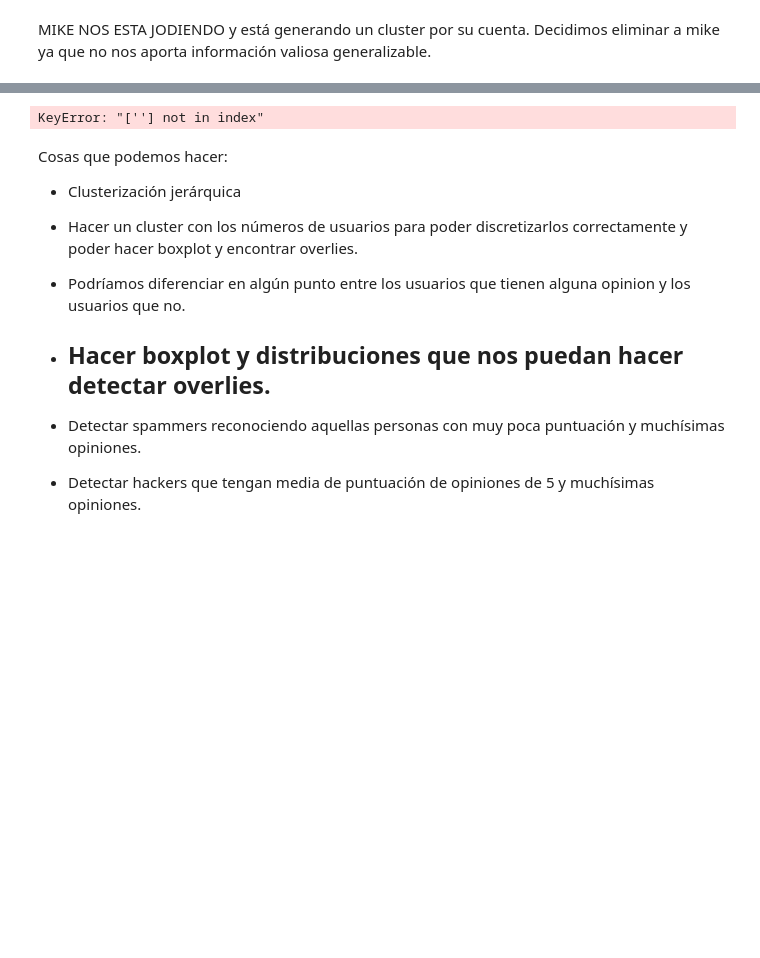
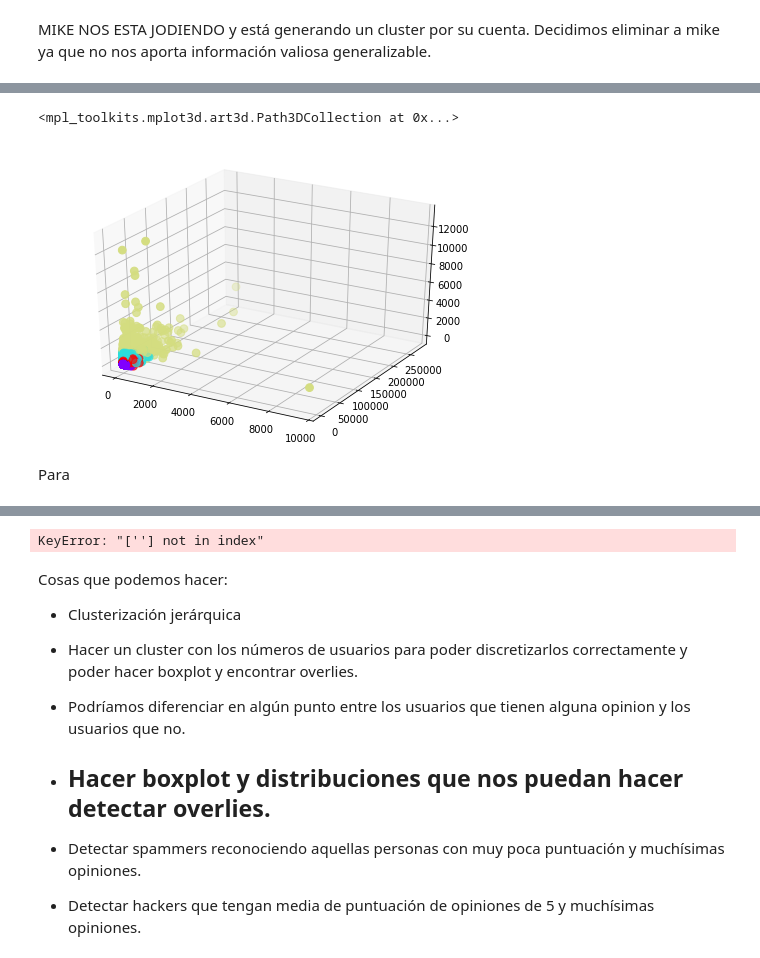
Before and after one commit to jcorrochanoj/DesafioFinalAD, a Jupyter notebook: Analisis_USERS.ipynb, the cells around one changed output, grey strips where cells are left out. Drawn from its saved outputs; the diff is of its cells as text; code cells hidden in the pictures; blank space fills up the shorter version.

```diff
--- a/Analisis_USERS.ipynb
+++ b/Analisis_USERS.ipynb
@@ -370,0 +336,13 @@ plt.scatter(df_users_limpio['seguidores'], df_users_limpio['num_likes'], c=kmean
+# %%
+import matplotlib.pyplot as plt
+from mpl_toolkits.mplot3d import Axes3D
+
+fig = plt.figure()
+ax = Axes3D(fig)
+
+ax.scatter(df_users_limpio['seguidores'], df_users_limpio['num_likes'], df_users_limpio['num_opiniones'], c=df_users_limpio['categoria'], cmap='rainbow', s=60)
+# %% [output]
+<mpl_toolkits.mplot3d.art3d.Path3DCollection at 0x...>
+[figure, added]
+# %% [markdown]
+Para
```
Also changed, not shown: parts of 32 cells of this notebook.
